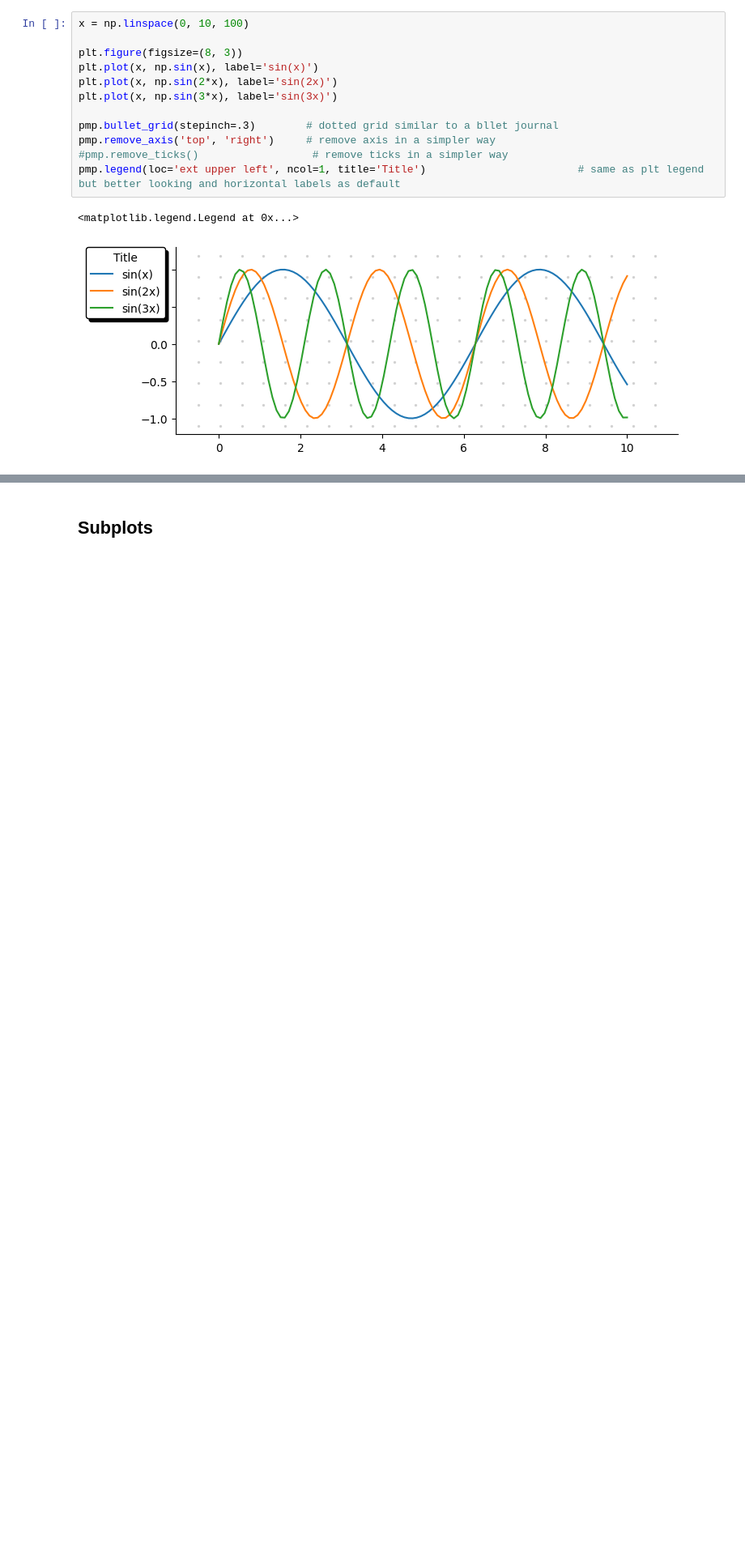
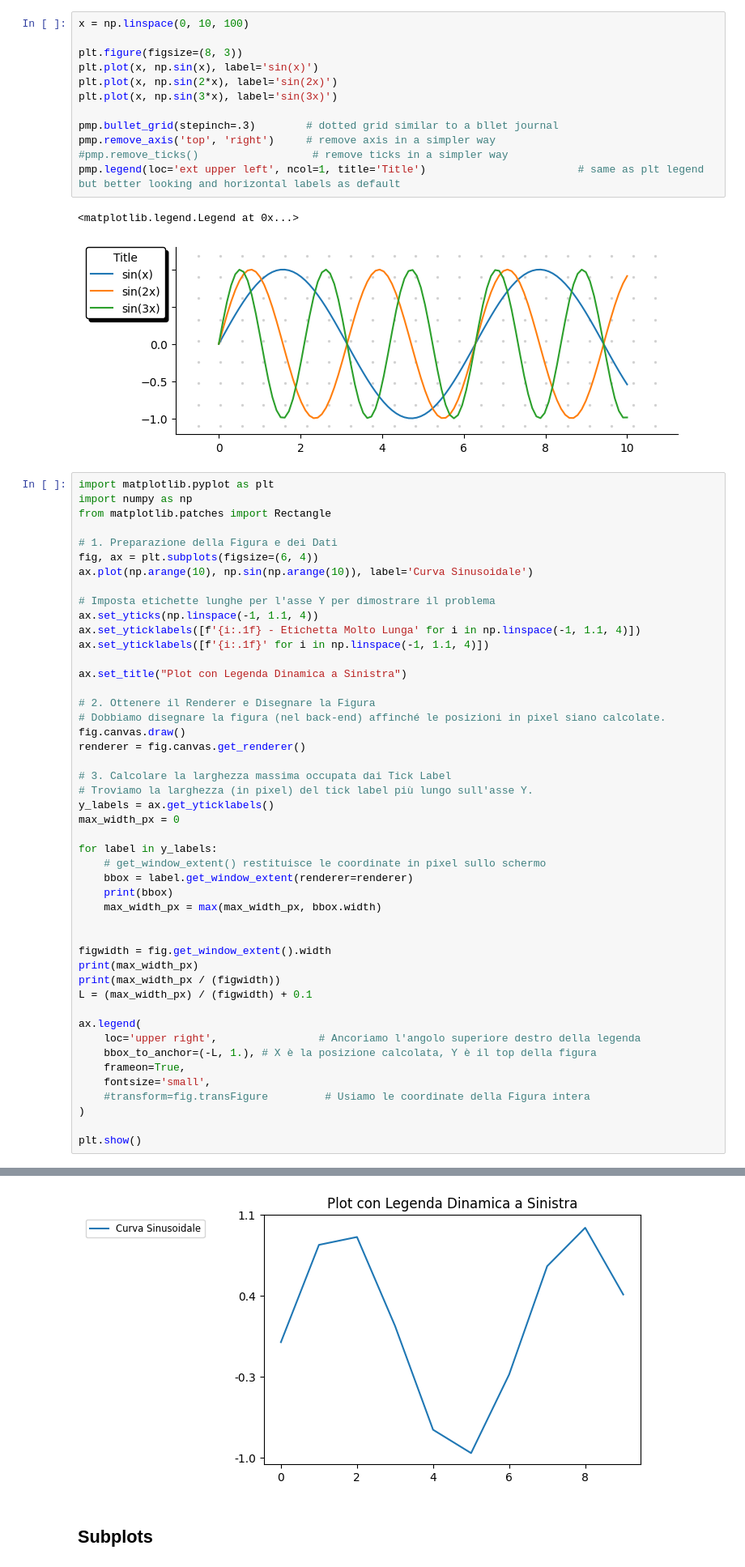
Before and after one commit to clarkmaio/pimpmyplot, a Jupyter notebook: notebook/demo.ipynb, the cells around one changed output, grey strips where cells are left out. Shown: that part at 81% size. Saved outputs shown, nothing was run; the diff lists cells and outputs as text; blank space fills up the shorter version.

```diff
--- a/notebook/demo.ipynb
+++ b/notebook/demo.ipynb
@@ -24,3 +24,51 @@ pmp.legend(loc='ext upper left', ncol=1, title='Title')                        #
 # %% [output]
 <matplotlib.legend.Legend at 0x...>
 [figure]
+# %%
+import matplotlib.pyplot as plt
+import numpy as np
+from matplotlib.patches import Rectangle
+
+# 1. Preparazione della Figura e dei Dati
+fig, ax = plt.subplots(figsize=(6, 4))
+ax.plot(np.arange(10), np.sin(np.arange(10)), label='Curva Sinusoidale')
+
+# Imposta etichette lunghe per l'asse Y per dimostrare il problema
+ax.set_yticks(np.linspace(-1, 1.1, 4))
+ax.set_yticklabels([f'{i:.1f} - Etichetta Molto Lunga' for i in np.linspace(-1, 1.1, 4)])
+ax.set_yticklabels([f'{i:.1f}' for i in np.linspace(-1, 1.1, 4)])
+
+ax.set_title("Plot con Legenda Dinamica a Sinistra")
+
+# 2. Ottenere il Renderer e Disegnare la Figura
+# Dobbiamo disegnare la figura (nel back-end) affinché le posizioni in pixel siano calcolate.
+fig.canvas.draw()
+renderer = fig.canvas.get_renderer()
+
+# 3. Calcolare la larghezza massima occupata dai Tick Label
+# Troviamo la larghezza (in pixel) del tick label più lungo sull'asse Y.
+y_labels = ax.get_yticklabels()
+max_width_px = 0
+
+for label in y_labels:
+    # get_window_extent() restituisce le coordinate in pixel sullo schermo
+    bbox = label.get_window_extent(renderer=renderer)
+    print(bbox)
+    max_width_px = max(max_width_px, bbox.width)
+
+
+figwidth = fig.get_window_extent().width
+print(max_width_px)
+print(max_width_px / (figwidth))
+L = (max_width_px) / (figwidth) + 0.1
+
+ax.legend(
+    loc='upper right',                # Ancoriamo l'angolo superiore destro della legenda
+    bbox_to_anchor=(-L, 1.), # X è la posizione calcolata, Y è il top della figura
+    frameon=True,
+    fontsize='small',
+    #transform=fig.transFigure         # Usiamo le coordinate della Figura intera
+)
+
+plt.show()
+# %% [output]
@@ -27,3 +81,4 @@ pmp.legend(loc='ext upper left', ncol=1, title='Title')                        #
+[figure, added]
 # %% [markdown]
 ## Subplots
 # %%
```
Also changed, not shown: parts of 3 cells of this notebook, 2 other files.
